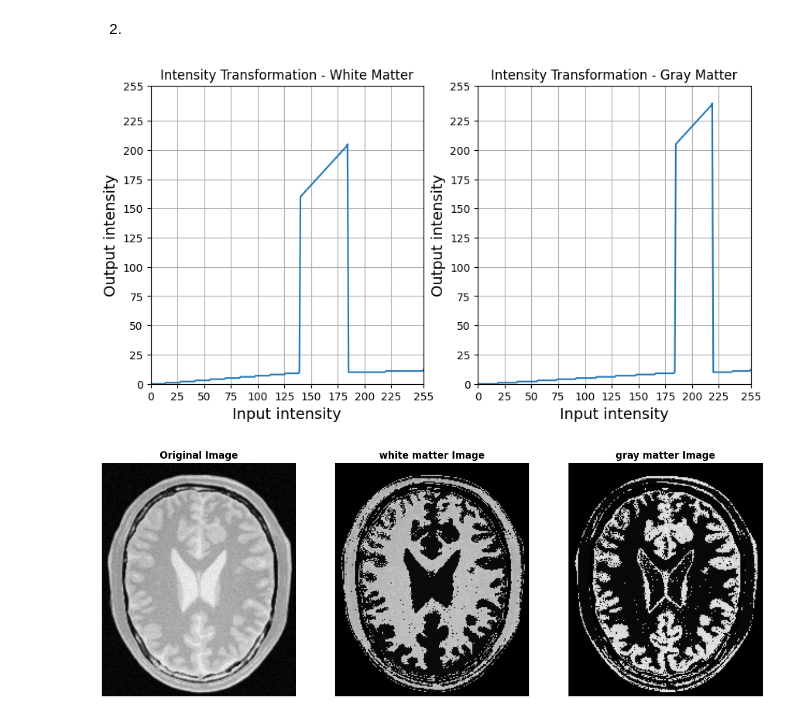
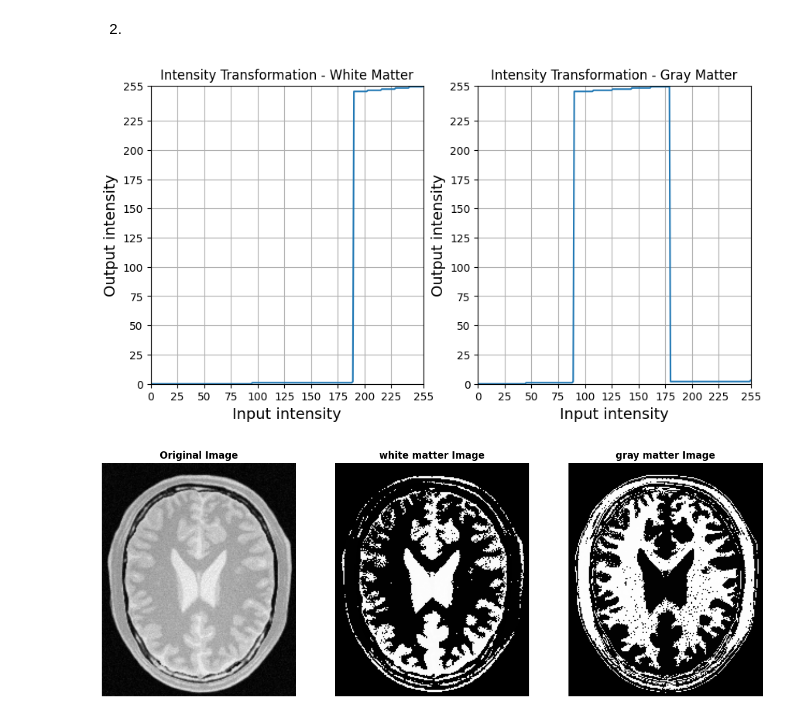
Before and after one commit to sandeepa0105/EN3160-Assignment-1-on-Intensity-Transformations-and-Neighborhood-Filtering, a Jupyter notebook: Assignment1.ipynb, the cells around one changed output. Drawn from its saved outputs; the diff is of its cells as text; code cells hidden in the pictures.

```diff
--- a/Assignment1.ipynb
+++ b/Assignment1.ipynb
@@ -44,17 +44,16 @@ plt.show()
 # %% [markdown]
 2)
 # %%
-t1=np.linspace(0,10,140).astype('uint8')
-t2=np.linspace(160,205,45).astype('uint8')
-t3=np.linspace(10,12,71).astype('uint8')
+t1=np.linspace(0,2,190).astype('uint8')
+t2=np.linspace(250,255,66).astype('uint8')
 
-p1=np.linspace(0,10,185).astype('uint8')
-p2=np.linspace(205,240,35).astype('uint8')
-p3=np.linspace(10,12,36).astype('uint8')
+p1=np.linspace(0,2,90).astype('uint8')
+p2=np.linspace(250,255,90).astype('uint8')
+p3=np.linspace(2,3,76).astype('uint8')
 
 label = [0, 25,50,75, 100,125,150,175, 200,225,255]
 
-white = np.concatenate((t1, t2 , t3), axis=0).astype('uint8')
+white = np.concatenate((t1, t2 ), axis=0).astype('uint8')
 gray = np.concatenate((p1, p2 , p3), axis=0).astype('uint8')
 
 f, ax=plt.subplots(1,2,figsize = (10,5))
@@ -75,32 +74,32 @@ ax[1].grid('on')
 ax[1].set_xlim([0, 255])
 ax[1].set_ylim([0, 255])
 ax[1].set_xticks(label)
 ax[1].set_yticks(label)
 ax[1].set_xlabel('Input intensity', fontsize = 14)
 ax[1].set_ylabel('Output intensity', fontsize = 14)
 
 
 img_orig =cv.imread(r'D:\accedemic\sem-5\EN3160 - Image Processing and Machine Vision\assignment 1\BrainProtonDensitySlice9.png' , cv.IMREAD_GRAYSCALE)
 assert img_orig is not None
 img_white=cv.LUT(img_orig,white)
 img_gray=cv.LUT(img_orig,gray)
 
 f, ax=plt.subplots(1,3,figsize = (15,8))
 img_orig=cv.cvtColor(img_orig,cv.COLOR_BGR2RGB)
 img_white=cv.cvtColor(img_white,cv.COLOR_BGR2RGB)
 img_gray=cv.cvtColor(img_gray,cv.COLOR_BGR2RGB)
 
 ax[0].imshow(img_orig)
 ax[0].set_title('Original Image',fontweight ="bold",fontsize = 12)
 ax[0].axis('off')
 ax[1].imshow(img_white)
 ax[1].set_title('white matter Image',fontweight ="bold",fontsize = 12)
 ax[1].axis('off')
 ax[2].imshow(img_gray)
 ax[2].set_title('gray matter Image',fontweight ="bold",fontsize = 12)
 ax[2].axis('off')
 
 plt.show()
 # %% [output]
-[figure, old version]
+[figure, new version]
-[figure, old version]
+[figure, new version]
```
Also changed, not shown: parts of 2 cells of this notebook.
